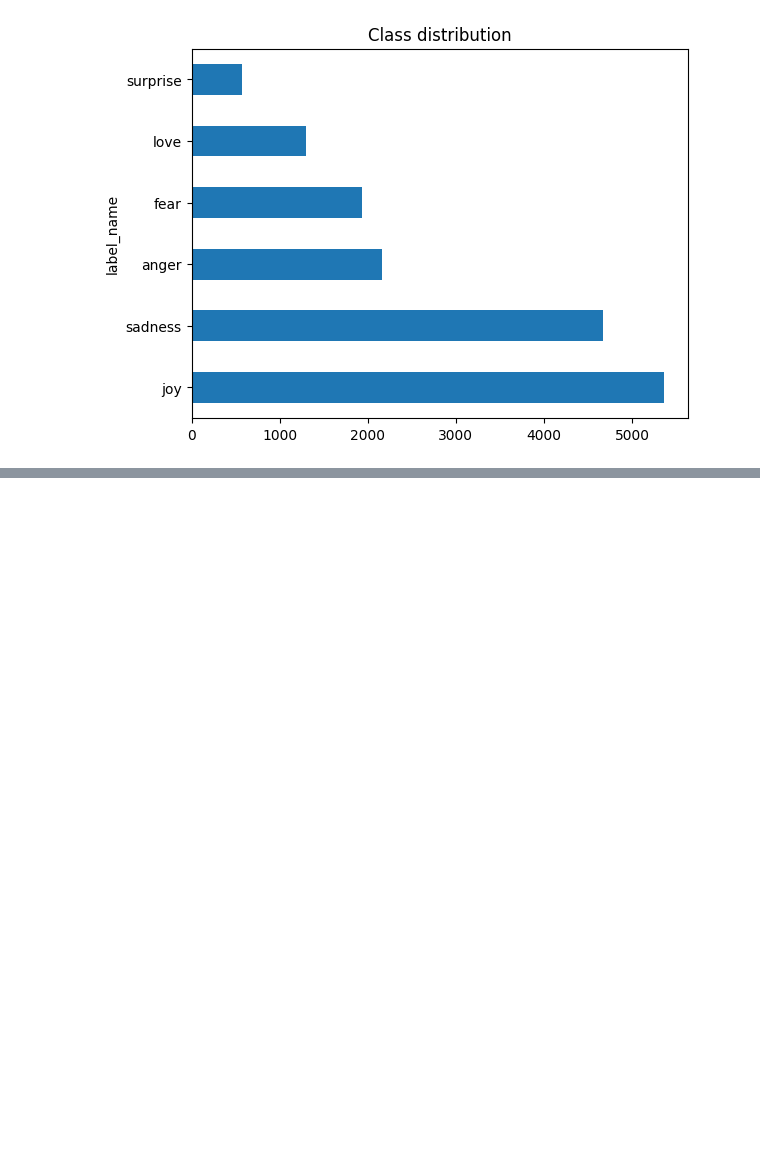
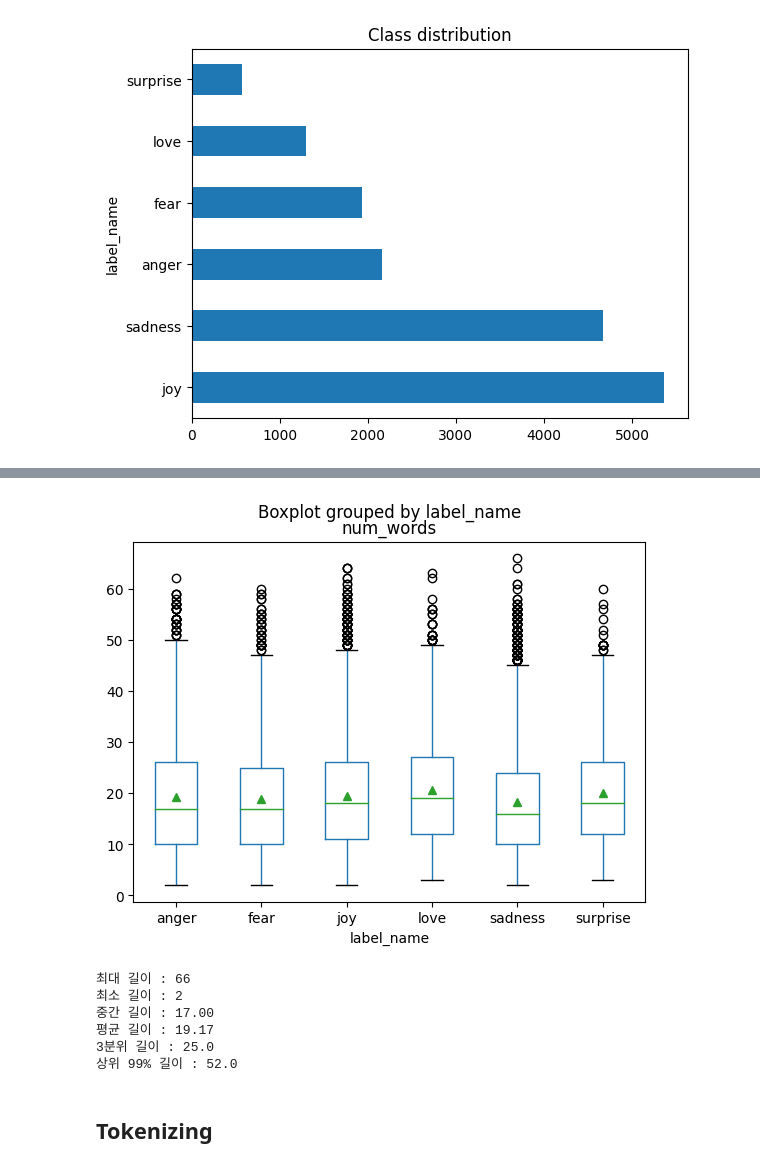
Before and after one commit to DonghaeSuh/NLP_Huggingface, a Jupyter notebook: DistillBERT_CLS.ipynb, the cells around one changed output, grey strips where cells are left out. Cells and saved outputs as stored; diff of their text form; code cells hidden in the pictures; blank space fills up the shorter version.

Commit message:
Data analysis & Tokenizing

```diff
--- a/DistillBERT_CLS.ipynb
+++ b/DistillBERT_CLS.ipynb
@@ -171,0 +174,2 @@ plt.show()
+# %%
+df['num_words']=df['text'].str.split().apply(len)
@@ -171,0 +185,23 @@ plt.show()
+# %%
+df.boxplot('num_words',by='label_name',grid=False,showmeans=True) # showfliers=False : outlier 제외,
+plt.show()
+# %% [output]
+[figure, added]
+# %%
+import numpy as np
+
+print('최대 길이 : {}'.format(np.max(df['num_words'])))
+print('최소 길이 : {}'.format(np.min(df['num_words'])))
+print('중간 길이 : {:.2f}'.format(np.median(df['num_words'])))
+print('평균 길이 : {:.2f}'.format(np.mean(df['num_words'])))
+print('3분위 길이 : {}'.format(np.percentile(df['num_words'],75)))
+print('상위 99% 길이 : {}'.format(np.percentile(df['num_words'],99)))
+# %% [output]
+최대 길이 : 66
+최소 길이 : 2
+중간 길이 : 17.00
+평균 길이 : 19.17
+3분위 길이 : 25.0
+상위 99% 길이 : 52.0
+# %% [markdown]
+## Tokenizing
```
Also changed, not shown: parts of 24 cells of this notebook.
